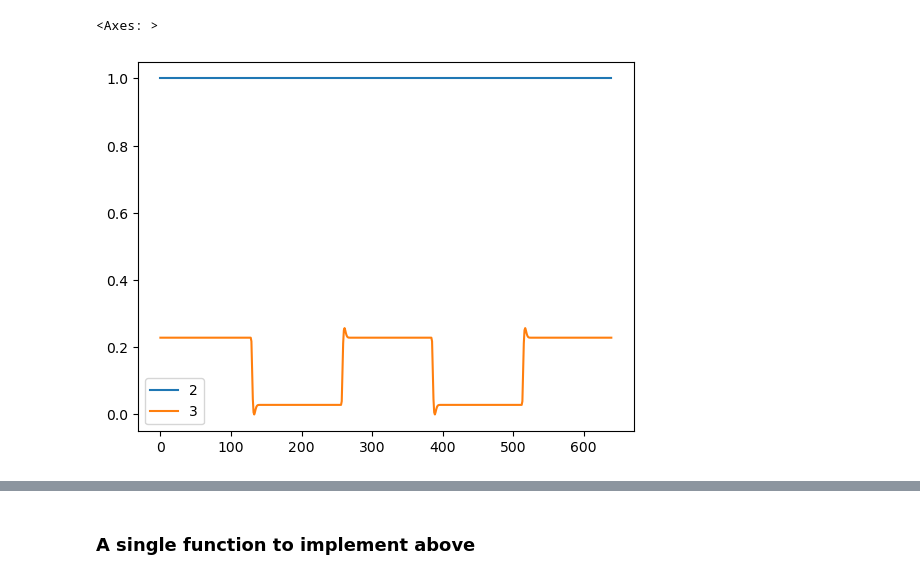
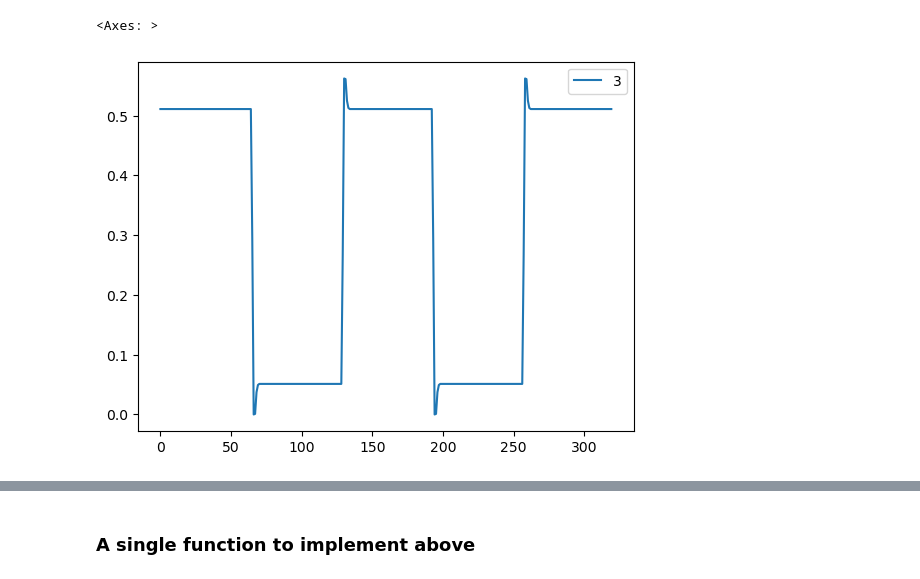
Before and after one commit to wtclarke/fmrs_bold_dynamic_fitting, a Jupyter notebook: prototyping/torbit_model.ipynb, the cells around one changed output, grey strips where cells are left out. Cells and saved outputs as stored; diff of their text form; code cells hidden in the pictures.

```diff
--- a/prototyping/torbit_model.ipynb
+++ b/prototyping/torbit_model.ipynb
@@ -17,11 +17,11 @@ plt.show()
 # %%
 desmat = pd.read_csv(
-    'dyn_models/des_mat_3T_exact_lb.csv',
-    header=None).iloc[:,-2:]
+    '../dyn_models/des_mat_7T_exact_lb.csv',
+    header=None).iloc[:,-1:]
 desmat.plot()
 # %% [output]
 <Axes: >
-[figure, old version]
+[figure, new version]
 # %%
 from functools import partial
 from scipy.optimize import minimize
```
Also changed, not shown: parts of 4 cells of this notebook, 4 other files.
